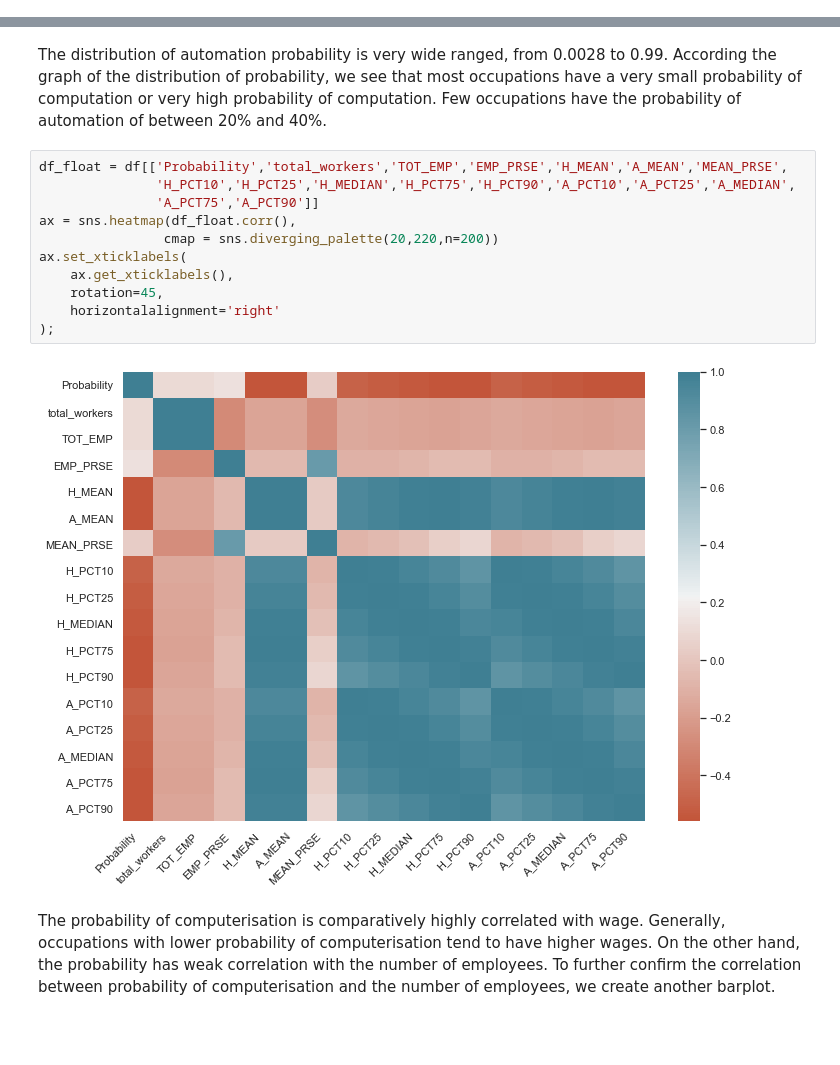
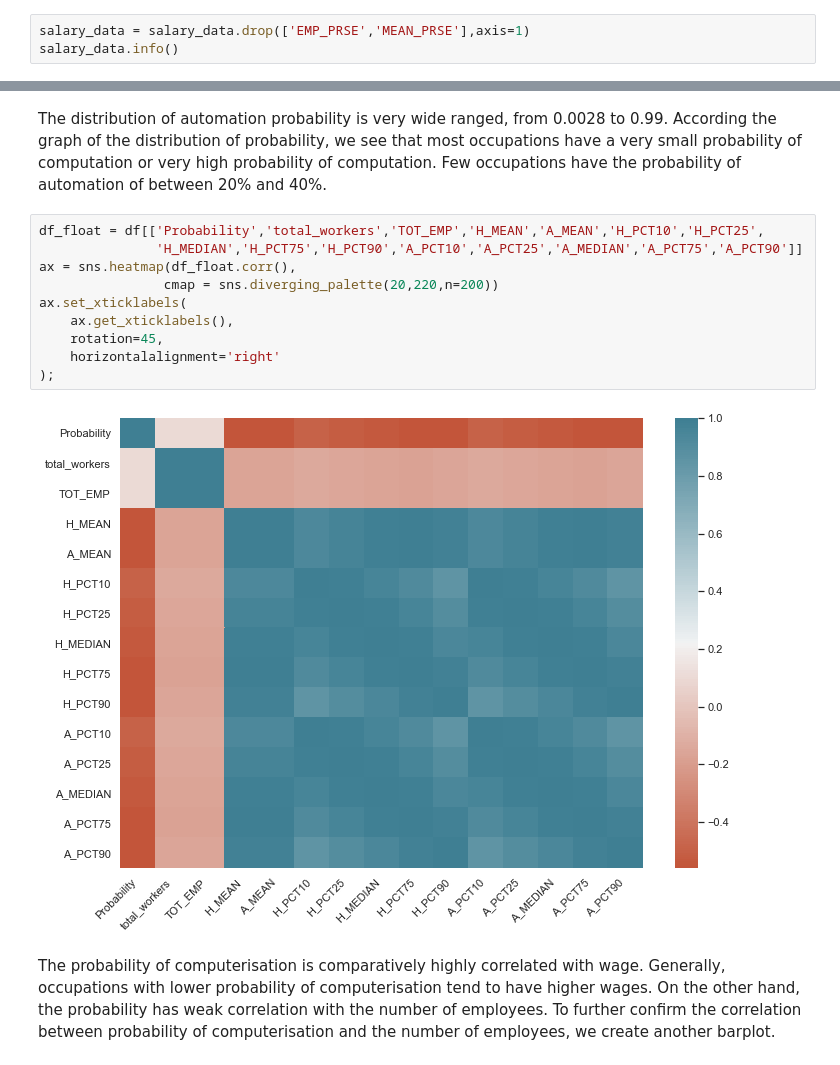
Before and after one commit to minhui-ma/Occupation-Salary-and-Likelihood-of-Automation, a Jupyter notebook: Occupation_Salary_Automation.ipynb, the cells around one changed output, grey strips where cells are left out. Cells and saved outputs as stored; diff of their text form; blank space fills up the shorter version.

```diff
--- a/Occupation_Salary_Automation.ipynb
+++ b/Occupation_Salary_Automation.ipynb
@@ -110,0 +93,3 @@ memory usage: 177.3+ KB
+# %%
+salary_data = salary_data.drop(['EMP_PRSE','MEAN_PRSE'],axis=1)
+salary_data.info()
@@ -370,18 +388,17 @@ prob_plot = sns.displot(df,x="Probability",bins=20);
 # %% [markdown]
 The distribution of automation probability is very wide ranged, from 0.0028 to 0.99. According the graph of the distribution of probability, we see that most occupations have a very small probability of computation or very high probability of computation. Few occupations have the probability of automation of between 20% and 40%.
 # %%
-df_float = df[['Probability','total_workers','TOT_EMP','EMP_PRSE','H_MEAN','A_MEAN','MEAN_PRSE',
-               'H_PCT10','H_PCT25','H_MEDIAN','H_PCT75','H_PCT90','A_PCT10','A_PCT25','A_MEDIAN',
-               'A_PCT75','A_PCT90']]
+df_float = df[['Probability','total_workers','TOT_EMP','H_MEAN','A_MEAN','H_PCT10','H_PCT25',
+               'H_MEDIAN','H_PCT75','H_PCT90','A_PCT10','A_PCT25','A_MEDIAN','A_PCT75','A_PCT90']]
 ax = sns.heatmap(df_float.corr(),
                 cmap = sns.diverging_palette(20,220,n=200))
 ax.set_xticklabels(
     ax.get_xticklabels(),
     rotation=45,
     horizontalalignment='right'
 );
 # %% [output]
-[figure, old version]
+[figure, new version]
 # %% [markdown]
 The probability of computerisation is comparatively highly correlated with wage. Generally, occupations with lower probability of computerisation tend to have higher wages. On the other hand, the probability has weak correlation with the number of employees. To further confirm the correlation between probability of computerisation and the number of employees, we create another barplot.
 # %%
```
Also changed, not shown: parts of 14 cells of this notebook.
